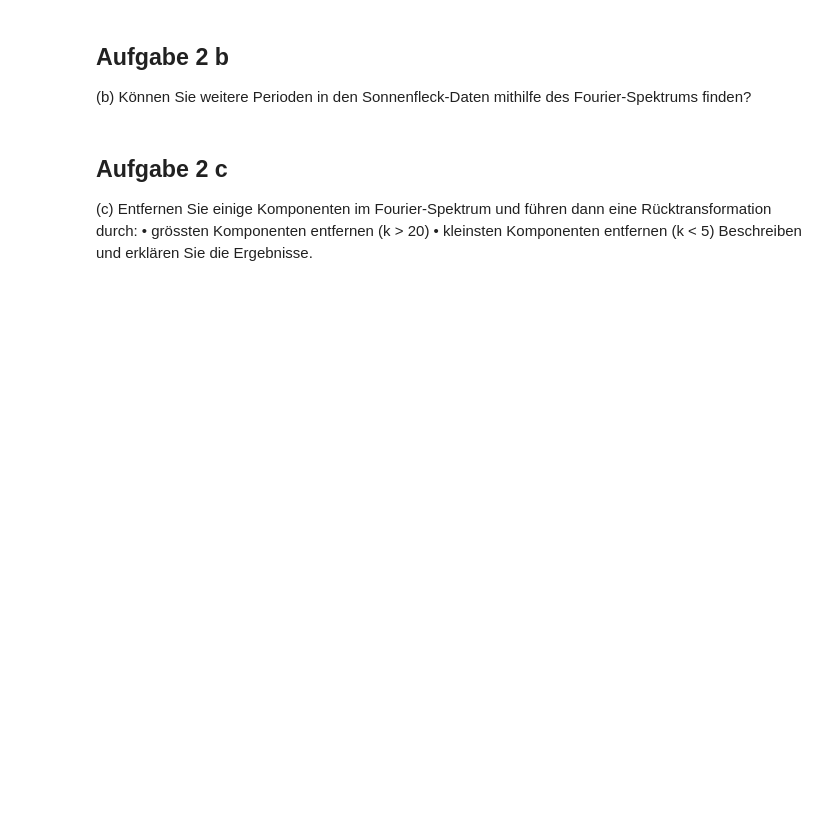
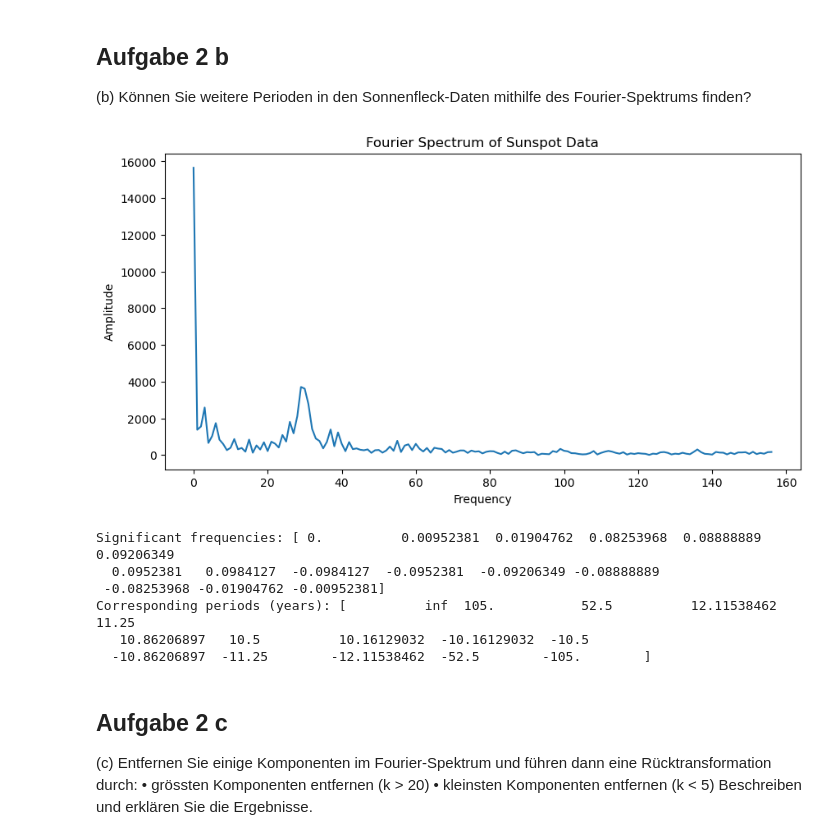
Before and after one commit to 7ben18/fhnw-vta-Vertiefende-Themen-der-Analysis, a Jupyter notebook: minichallenge2/vta-mc2.ipynb, the cells around one changed output. Cells and saved outputs as stored; diff of their text form; code cells hidden in the pictures; blank space fills up the shorter version.

```diff
--- a/minichallenge2/vta-mc2.ipynb
+++ b/minichallenge2/vta-mc2.ipynb
@@ -117,3 +263,40 @@ finden?
+# %%
+# CODE von ChatGPT
+
+# Hinweis von Patrick: Code generiert einen Fehler. Allgemeine Überlegung: Können wir das schon aus dem vorherigen Chart auslesen?
+
+import numpy as np
+import matplotlib.pyplot as plt
+
+# Perform Fourier Transform
+n = len(sunspots)
+freqs = np.fft.fftfreq(n)
+amplitudes = np.abs(np.fft.fft(sunspots))
+
+# Plot the Fourier Spectrum
+plt.figure(figsize=(10, 5))
+plt.plot(freqs[:n // 2] * n, amplitudes[:n // 2])
+plt.xlabel("Frequency")
+plt.ylabel("Amplitude")
+plt.title("Fourier Spectrum of Sunspot Data")
+plt.show()
+
+# Find and print significant frequencies
+threshold = 0.1 * np.max(amplitudes)
+significant_freqs = freqs[np.where(amplitudes > threshold)]
+print("Significant frequencies:", significant_freqs)
+
+# Calculate periods
+periods = 1 / significant_freqs
+print("Corresponding periods (years):", periods)
+# %% [output]
+[figure, added]
+Significant frequencies: [ 0.          0.00952381  0.01904762  0.08253968  0.08888889  0.09206349
+  0.0952381   0.0984127  -0.0984127  -0.0952381  -0.09206349 -0.08888889
+ -0.08253968 -0.01904762 -0.00952381]
+Corresponding periods (years): [          inf  105.           52.5          12.11538462   11.25
+   10.86206897   10.5          10.16129032  -10.16129032  -10.5
+  -10.86206897  -11.25        -12.11538462  -52.5        -105.        ]
 # %% [markdown]
 ## Aufgabe 2 c
 (c) Entfernen Sie einige Komponenten im Fourier-Spektrum und führen dann eine Rücktransformation
```
Also changed, not shown: parts of 17 cells of this notebook.
